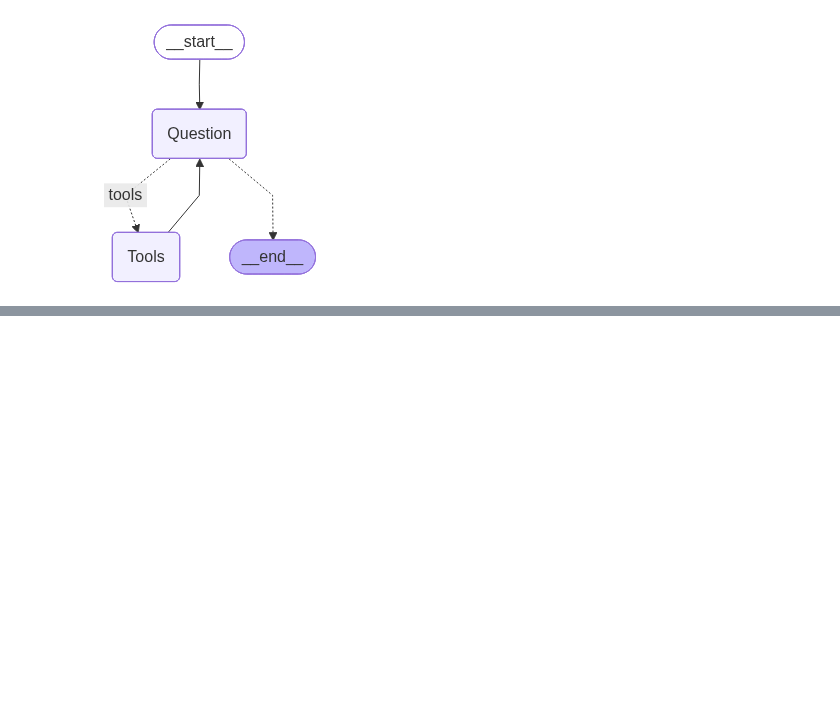
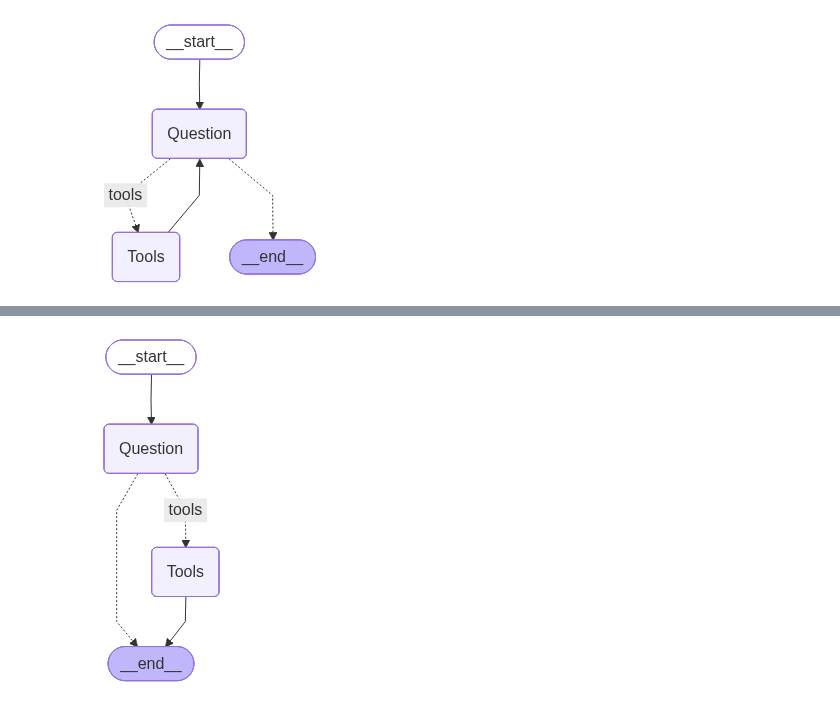
Before and after one commit to NiharikaRaoD/Agentic_AI, a Jupyter notebook: langgraph/mailtoner/tools.ipynb, the cells around one changed output, grey strips where cells are left out. Drawn from its saved outputs; the diff is of its cells as text; code cells hidden in the pictures; blank space fills up the shorter version.

Commit message:
Tavily Search Module

```diff
--- a/langgraph/mailtoner/tools.ipynb
+++ b/langgraph/mailtoner/tools.ipynb
@@ -297,0 +324,37 @@ response
+# %%
+prompt = f"""You are an expert and helpful assistant with access to tools for websearch
+Invoke tools based on questions asked if necessary
+"""
+# %%
+def respond(state: MyState):
+    response = llm_with_tools.invoke(
+        [
+            SystemMessage(prompt), HumanMessage(state['question'])
+        ]
+    )
+
+    return {
+        "messages": response
+    }
+# %%
+tool_node = ToolNode(tools)
+# %%
+web_search_graph = StateGraph(MyState)
+web_search_graph.add_node("Question", respond)
+web_search_graph.add_node("Tools", tool_node)
+
+web_search_graph.set_entry_point("Question")
+web_search_graph.add_conditional_edges(
+    "Question",
+    tools_condition,
+    {
+    "tools": "Tools",
+    "__end__": END
+    }
+)
+# web_search_graph.add_edge("Tools", "Question")
+graph = web_search_graph.compile()
+# %%
+graph
+# %% [output]
+[figure, added]
```
Also changed, not shown: parts of 19 cells of this notebook, 2 other files.
